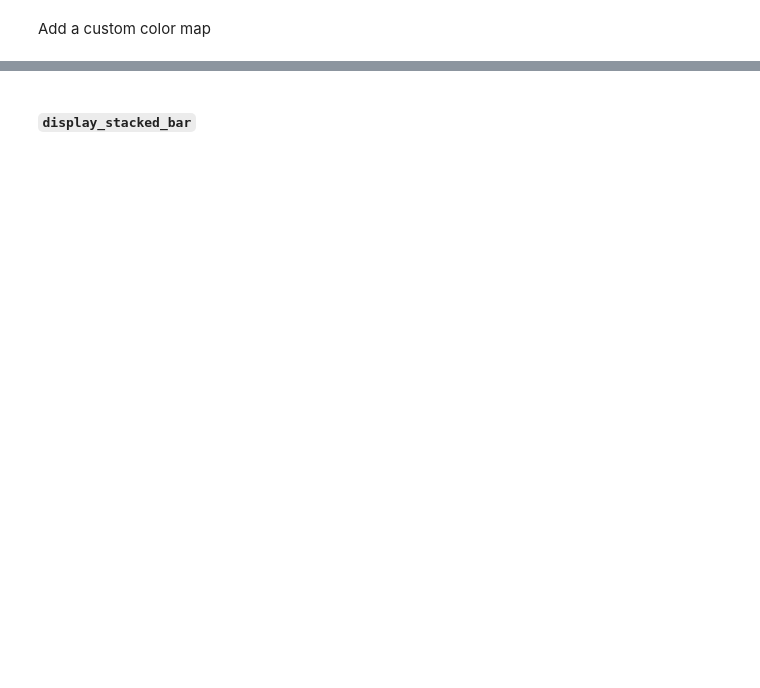
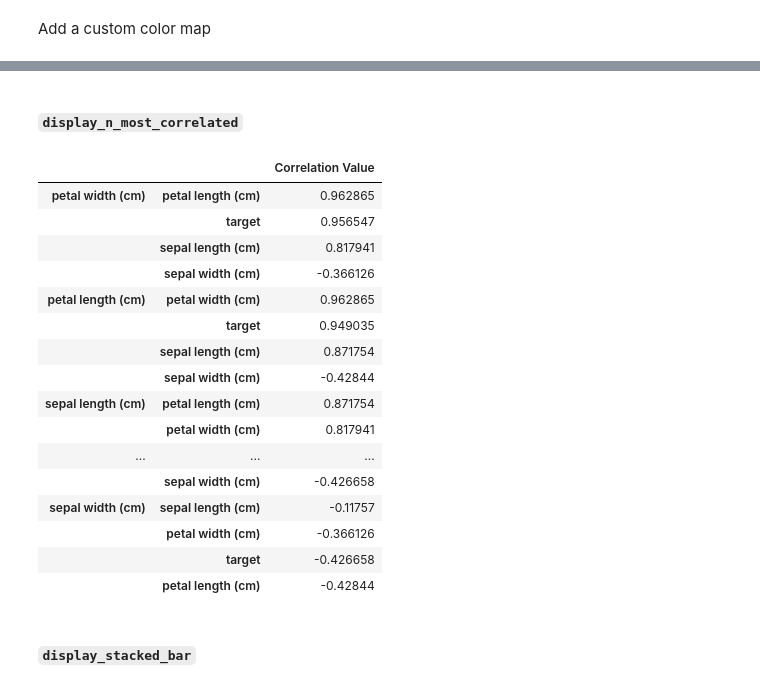
Before and after one commit to datascienceisrael/python3-dsgutils, a Jupyter notebook: examples.ipynb, the cells around one changed output, grey strips where cells are left out. Drawn from its saved outputs; the diff is of its cells as text; code cells hidden in the pictures; blank space fills up the shorter version.

```diff
--- a/examples.ipynb
+++ b/examples.ipynb
@@ -365,3 +365,31 @@ ax = dsgutils.pd.viz.display_corr_matrix(df, on_columns=list(ascii_letters[:10])
+# %% [markdown]
+#### `display_n_most_correlated`
+# %%
+from sklearn.datasets import load_iris
+
+data_iris = load_iris()
+data_iris_df = pd.DataFrame(data_iris['data'], columns=data_iris['feature_names'])
+data_iris_df['target'] = data_iris['target']
+
+dsgutils.pd.viz.display_n_most_correlated(data_iris_df, n = 5, to_color = True)
+# %% [output]
+|  |  | Correlation Value |
+| petal width (cm) | petal length (cm) | 0.962865 |
+|  | target | 0.956547 |
+|  | sepal length (cm) | 0.817941 |
+|  | sepal width (cm) | -0.366126 |
+| petal length (cm) | petal width (cm) | 0.962865 |
+|  | target | 0.949035 |
+|  | sepal length (cm) | 0.871754 |
+|  | sepal width (cm) | -0.42844 |
+| sepal length (cm) | petal length (cm) | 0.871754 |
+|  | petal width (cm) | 0.817941 |
+| ... | ... | ... |
+|  | sepal width (cm) | -0.426658 |
+| sepal width (cm) | sepal length (cm) | -0.11757 |
+|  | petal width (cm) | -0.366126 |
+|  | target | -0.426658 |
+|  | petal length (cm) | -0.42844 |
 # %% [markdown]
 #### `display_stacked_bar`
 # %%
```
Also changed, not shown: parts of 46 cells of this notebook, 2 other files.
